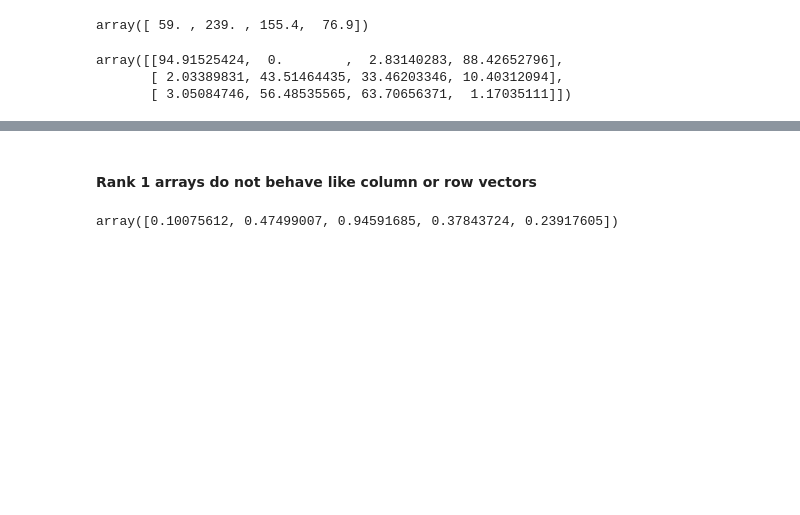
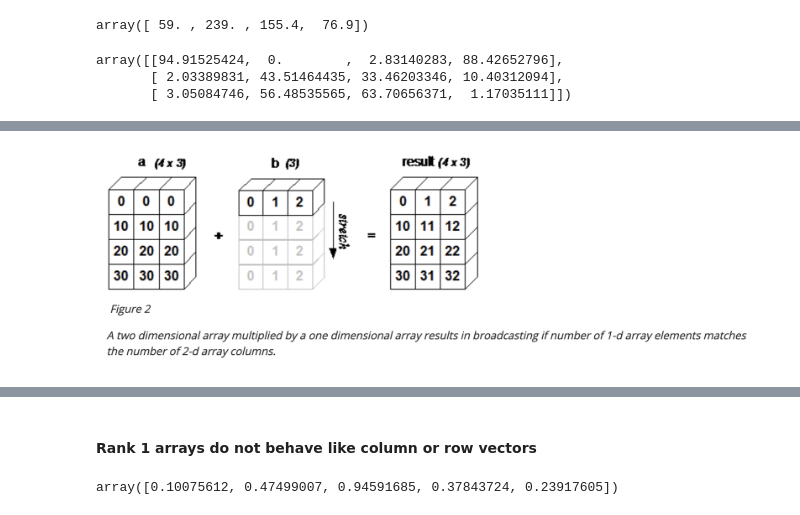
Before and after one commit to georgezoto/Neural-Networks-and-Deep-Learning, a Jupyter notebook: Logistic Regression as a Neural Network/Python_and_Vectorization.ipynb, the cells around one changed output, grey strips where cells are left out. Cells and saved outputs as stored; diff of their text form; code cells hidden in the pictures; blank space fills up the shorter version.

```diff
--- a/Logistic Regression as a Neural Network/Python_and_Vectorization.ipynb
+++ b/Logistic Regression as a Neural Network/Python_and_Vectorization.ipynb
@@ -74,0 +86,4 @@ array([[94.91525424,  0.        ,  2.83140283, 88.42652796],
+# %%
+Image('Broadcasting 3.png', width=800)
+# %% [output]
+[figure, added]
```
Also changed, not shown: parts of 13 cells of this notebook.
